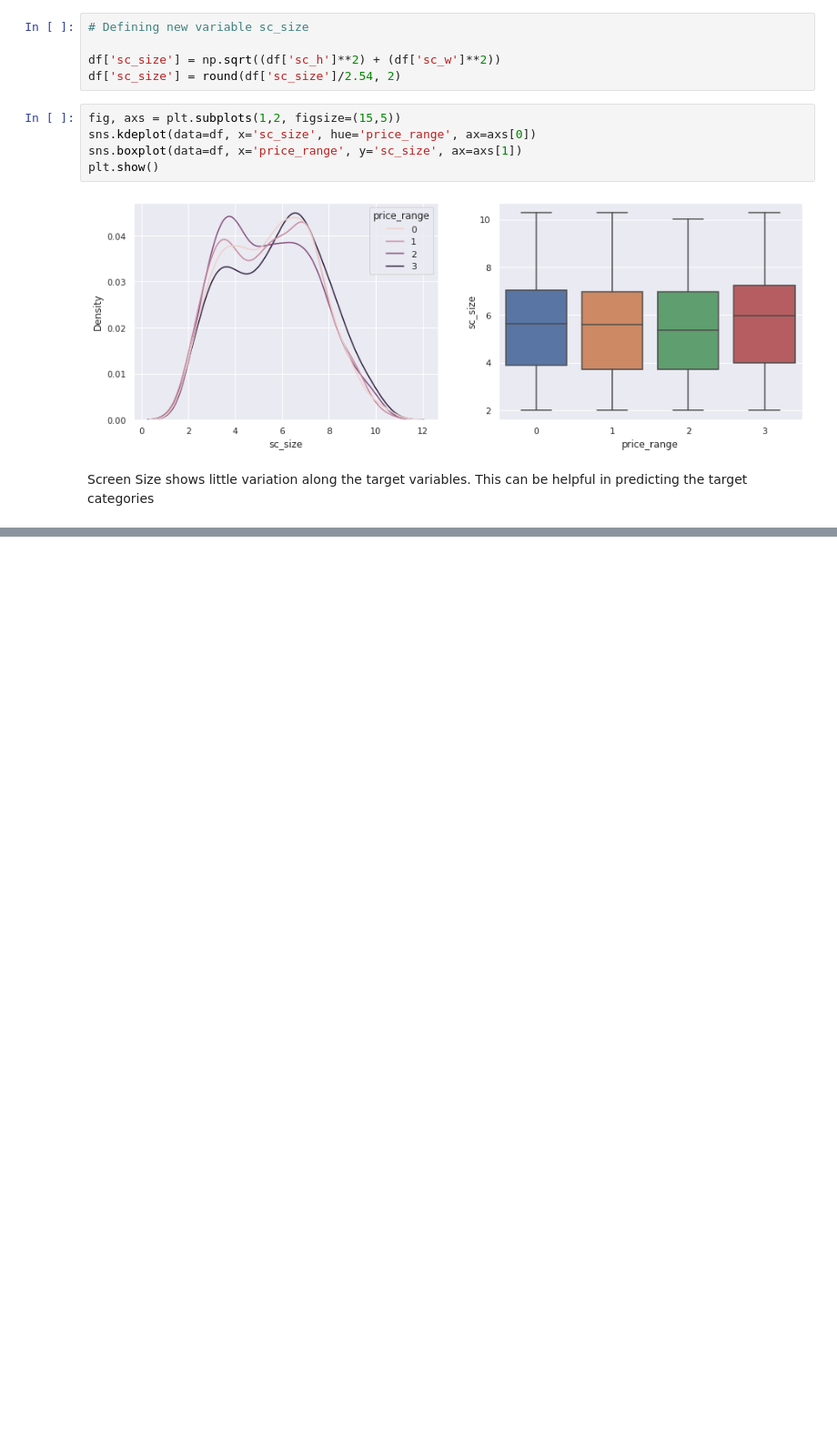
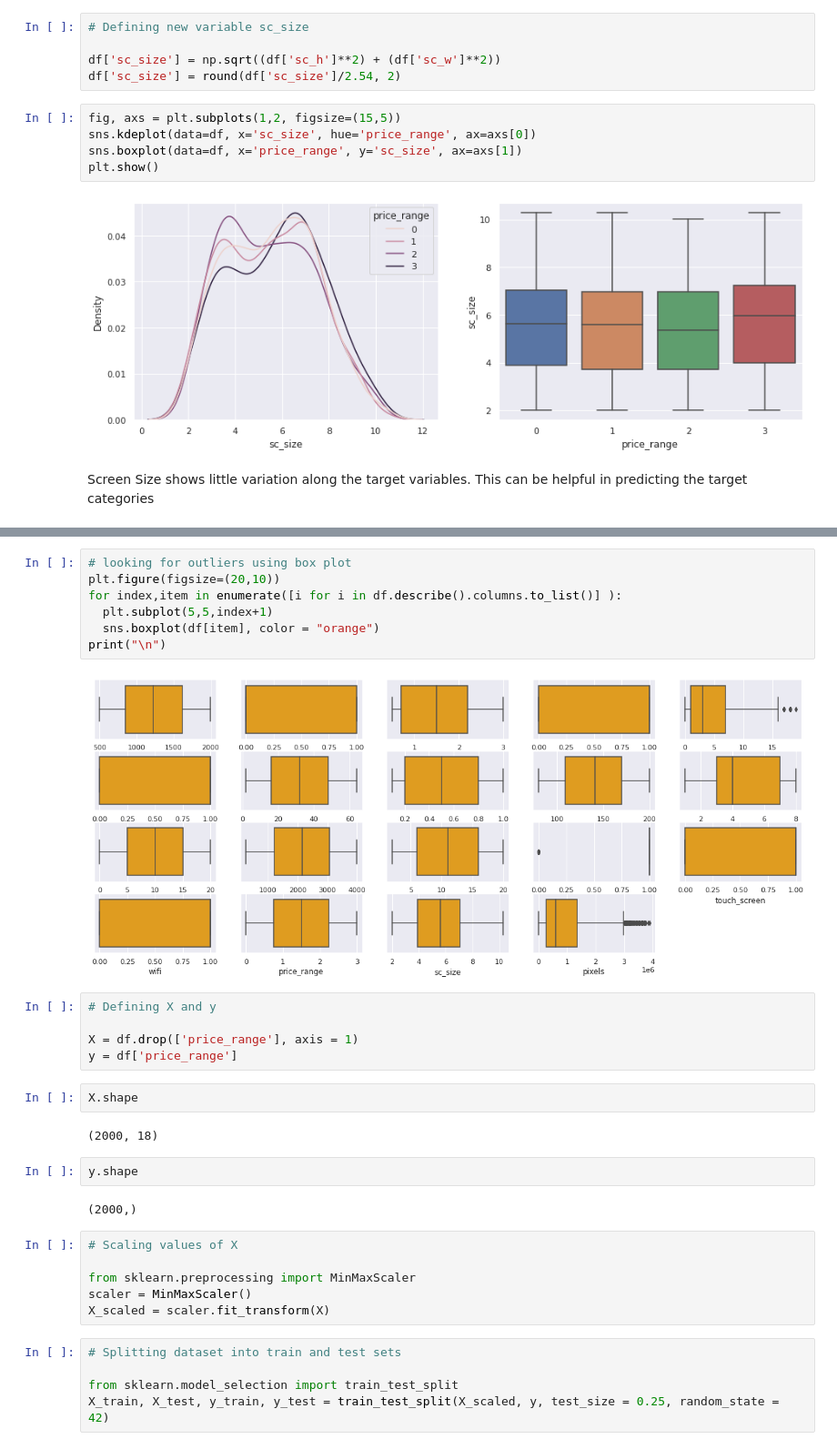
Before and after one commit to umeshbudhori/Mobile-Price-Range-Prediction, a Jupyter notebook: Mobile_Price_Range_Prediction.ipynb, the cells around one changed output, grey strips where cells are left out. Shown at 91% size. Drawn from its saved outputs; the diff is of its cells as text; blank space fills up the shorter version.

```diff
--- a/Mobile_Price_Range_Prediction.ipynb
+++ b/Mobile_Price_Range_Prediction.ipynb
@@ -323,0 +379,33 @@ Screen Size shows little variation along the target variables. This can be helpf
+# %%
+# looking for outliers using box plot
+plt.figure(figsize=(20,10))
+for index,item in enumerate([i for i in df.describe().columns.to_list()] ):
+  plt.subplot(5,5,index+1)
+  sns.boxplot(df[item], color = "orange")
+print("\n")
+# %% [output]
+[figure, added]
+# %%
+# Defining X and y
+
+X = df.drop(['price_range'], axis = 1)
+y = df['price_range']
+# %%
+X.shape
+# %% [output]
+(2000, 18)
+# %%
+y.shape
+# %% [output]
+(2000,)
+# %%
+# Scaling values of X
+
+from sklearn.preprocessing import MinMaxScaler
+scaler = MinMaxScaler()
+X_scaled = scaler.fit_transform(X)
+# %%
+# Splitting dataset into train and test sets
+
+from sklearn.model_selection import train_test_split
+X_train, X_test, y_train, y_test = train_test_split(X_scaled, y, test_size = 0.25, random_state = 42)
```
Also changed, not shown: parts of 20 cells of this notebook.
